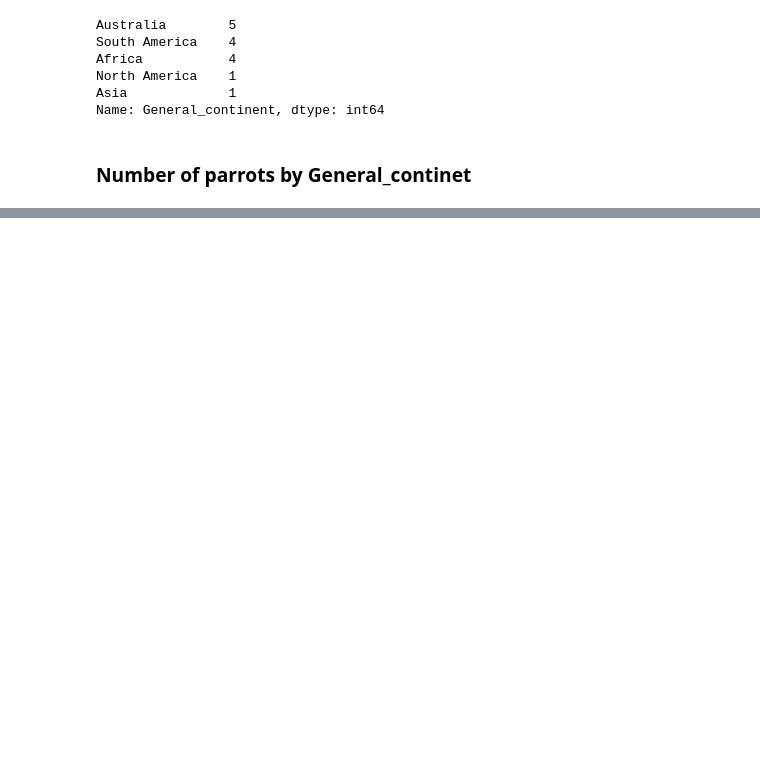
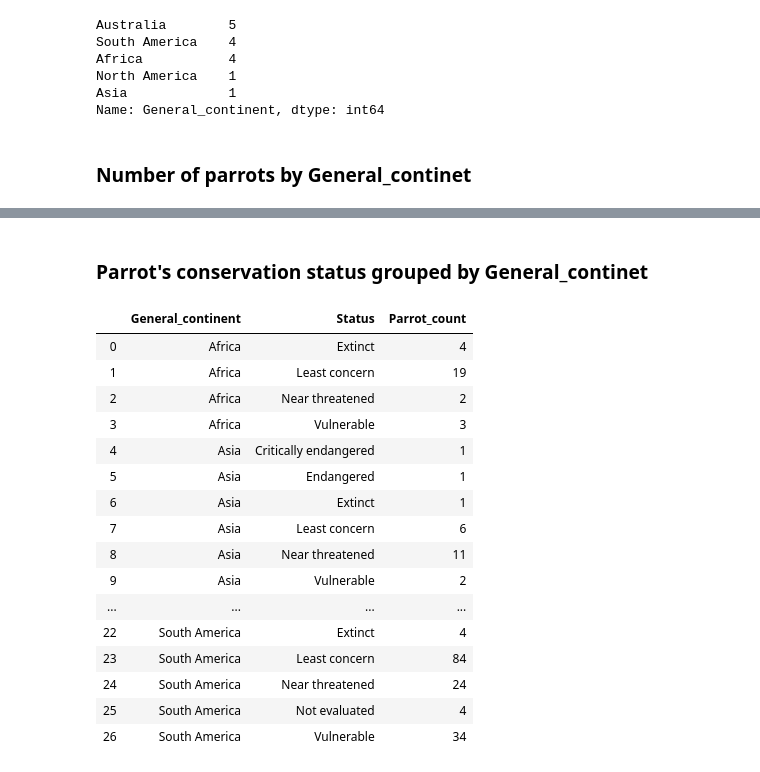
Before and after one commit to DanielPDWalker/parrots-numbers, a Jupyter notebook: Parrots.ipynb, the cells around one changed output, grey strips where cells are left out. Cells and saved outputs as stored; diff of their text form; code cells hidden in the pictures; blank space fills up the shorter version.

Commit message:
Added a parrot conservation status by general continent section + plotly grouped bar chart

```diff
--- a/Parrots.ipynb
+++ b/Parrots.ipynb
@@ -148,3 +148,27 @@ fig = go.Figurefig = go.Figure([go.Bar(x=parrots_area['General_continent'], y=pa
 fig.show()
 # %% [output]
 [interactive output not drawn]
+# %% [markdown]
+### Parrot's conservation status grouped by General_continet
+# %%
+parrots_status = df.groupby(['General_continent', 'Status'])['Common_name'].count().reset_index()
+parrots_status.columns = ['General_continent', 'Status', 'Parrot_count']
+parrots_status.tail(50)
+# %% [output]
+|  | General_continent | Status | Parrot_count |
+| 0 | Africa | Extinct | 4 |
+| 1 | Africa | Least concern | 19 |
+| 2 | Africa | Near threatened | 2 |
+| 3 | Africa | Vulnerable | 3 |
+| 4 | Asia | Critically endangered | 1 |
+| 5 | Asia | Endangered | 1 |
+| 6 | Asia | Extinct | 1 |
+| 7 | Asia | Least concern | 6 |
+| 8 | Asia | Near threatened | 11 |
+| 9 | Asia | Vulnerable | 2 |
+| ... | ... | ... | ... |
+| 22 | South America | Extinct | 4 |
+| 23 | South America | Least concern | 84 |
+| 24 | South America | Near threatened | 24 |
+| 25 | South America | Not evaluated | 4 |
+| 26 | South America | Vulnerable | 34 |
```
Also changed, not shown: parts of 2 cells of this notebook.
